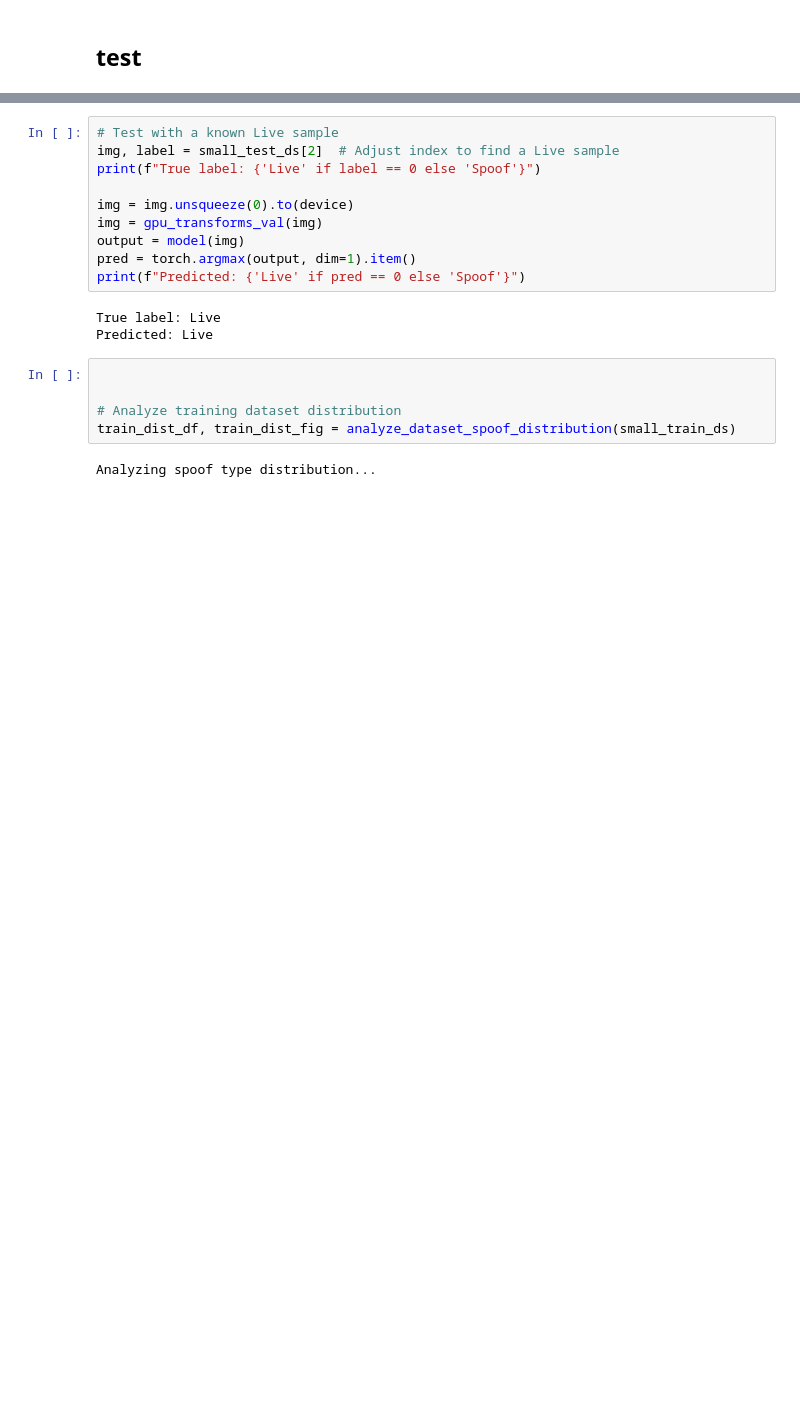
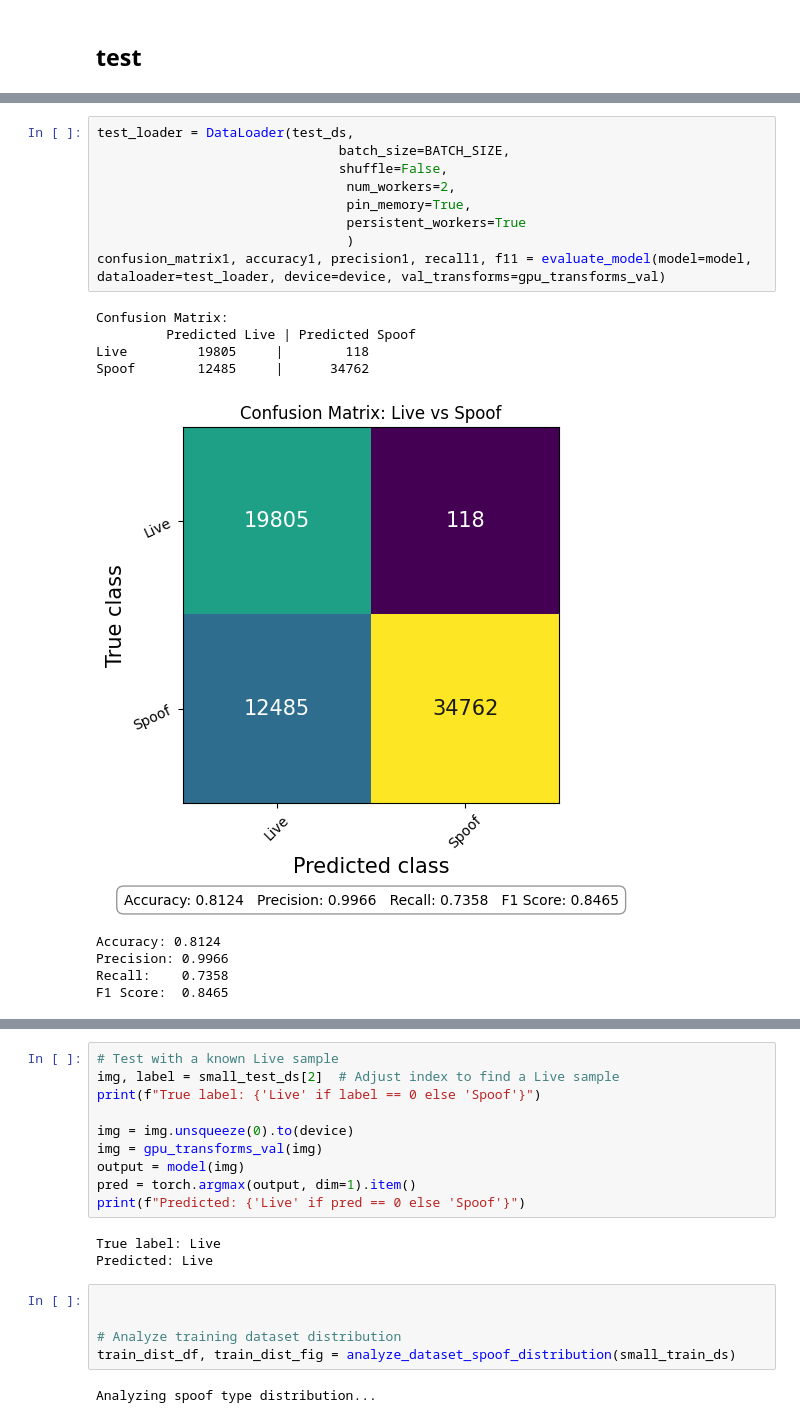
Before and after one commit to Lands-Horizon-Corp/spoofing-recognition, a Jupyter notebook: notebooks/training/yolov8/train.ipynb, the cells around one changed output, grey strips where cells are left out. Cells and saved outputs as stored; diff of their text form; blank space fills up the shorter version.

```diff
--- a/notebooks/training/yolov8/train.ipynb
+++ b/notebooks/training/yolov8/train.ipynb
@@ -336,3 +448,22 @@ F1 Score:  0.8138
+# %%
+test_loader = DataLoader(test_ds,
+                               batch_size=BATCH_SIZE,
+                               shuffle=False,
+                                num_workers=2,
+                                pin_memory=True,
+                                persistent_workers=True
+                                )
+confusion_matrix1, accuracy1, precision1, recall1, f11 = evaluate_model(model=model, dataloader=test_loader, device=device, val_transforms=gpu_transforms_val)
+# %% [output]
+Confusion Matrix:
+         Predicted Live | Predicted Spoof
+Live         19805     |        118
+Spoof        12485     |      34762
+[figure, added]
+Accuracy: 0.8124
+Precision: 0.9966
+Recall:    0.7358
+F1 Score:  0.8465
 # %%
 
 
```
Also changed, not shown: parts of 22 cells of this notebook, 2 other files.
